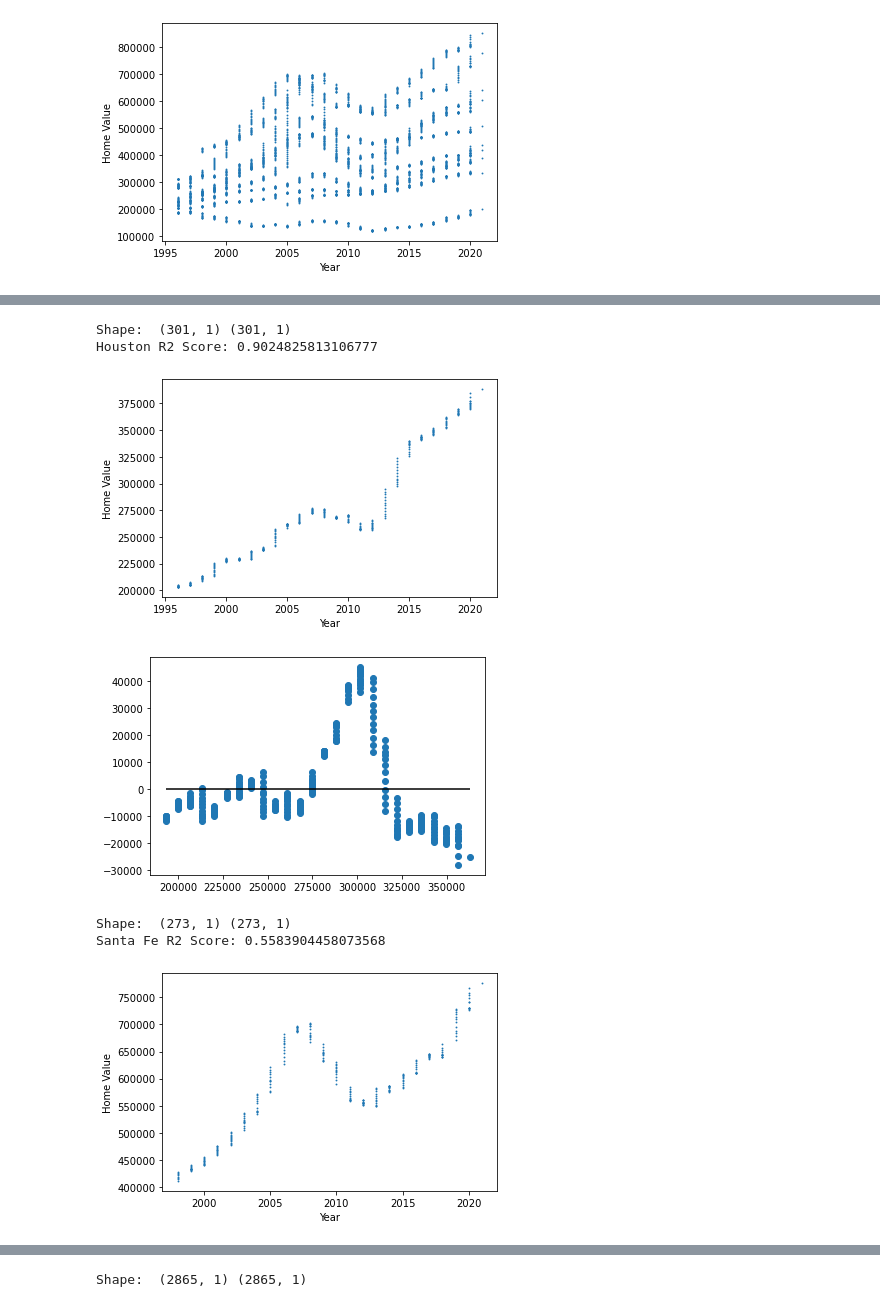
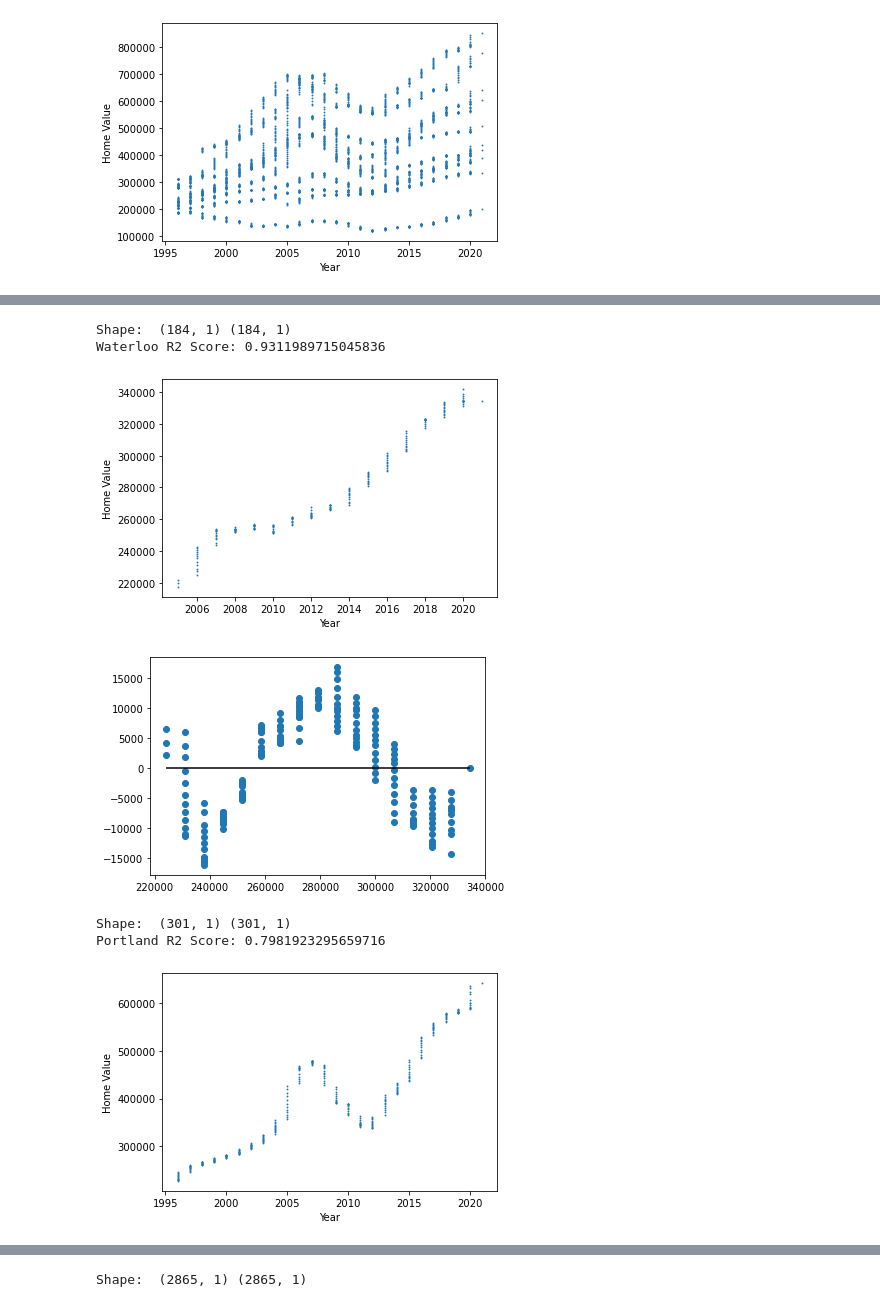
Before and after one commit to marinahobday/housingProject3, a Jupyter notebook: final-project- model.ipynb, the cells around one changed output, grey strips where cells are left out. Cells and saved outputs as stored; diff of their text form; code cells hidden in the pictures.

```diff
--- a/final-project- model.ipynb
+++ b/final-project- model.ipynb
@@ -73,48 +308,46 @@ Chicago = Housing_data.loc[Housing_data['City_Name']=='Chicago, IL']
 # %%
-###  HOUSTON
+###  Waterloo
 
-X = Houston['Year'].values.reshape(-1,1)
-y= Houston['Home_value'].values.reshape(-1,1)
+X = Waterloo['Year'].values.reshape(-1,1)
+y= Waterloo['Home_value'].values.reshape(-1,1)
 print("Shape: ", X.shape, y.shape)
-
 plt.scatter(X,y, s=0.75)
 plt.xlabel("Year")
 plt.ylabel("Home Value")
-
-Houstonmodel=LinearRegression()
-Houstonmodel.fit(X,y)
-Houstonscore=Houstonmodel.score(X,y)
-print(f"Houston R2 Score: {Houstonscore}")
+Waterloomodel=LinearRegression()
+Waterloomodel.fit(X,y)
+Waterlooscore=Waterloomodel.score(X,y)
+print(f"Waterloo R2 Score: {Waterlooscore}")
 # %% [output]
-Shape:  (301, 1) (301, 1)
-Houston R2 Score: 0.9024825813106777
+Shape:  (184, 1) (184, 1)
+Waterloo R2 Score: 0.9311989715045836
-[figure, old version]
+[figure, new version]
 # %%
-###  HOUSTON predictions
+###  Waterloo predictions
 
-predictions = Houstonmodel.predict(X)
+predictions = Waterloomodel.predict(X)
 
 #plot residuals
 plt.scatter(predictions, predictions -y)
 plt.hlines(y=0, xmin=predictions.min(), xmax=predictions.max())
 plt.show()
 # %% [output]
-[figure, old version]
+[figure, new version]
 # %%
-###  SANTE FE
+###  Portland
 
-X = SantaFe['Year'].values.reshape(-1,1)
-y= SantaFe['Home_value'].values.reshape(-1,1)
+X = Portland['Year'].values.reshape(-1,1)
+y= Portland['Home_value'].values.reshape(-1,1)
 print("Shape: ", X.shape, y.shape)
 plt.scatter(X,y, s=0.75)
 plt.xlabel("Year")
 plt.ylabel("Home Value")
-SantaFemodel=LinearRegression()
-SantaFemodel.fit(X,y)
-SantaFescore=SantaFemodel.score(X,y)
-print(f"Santa Fe R2 Score: {SantaFescore}")
+Portlandmodel=LinearRegression()
+Portlandmodel.fit(X,y)
+Portlandscore=Portlandmodel.score(X,y)
+print(f"Portland R2 Score: {Portlandscore}")
 # %% [output]
-Shape:  (273, 1) (273, 1)
-Santa Fe R2 Score: 0.5583904458073568
+Shape:  (301, 1) (301, 1)
+Portland R2 Score: 0.7981923295659716
-[figure, old version]
+[figure, new version]
 # %%
```
Also changed, not shown: parts of 21 cells of this notebook.
